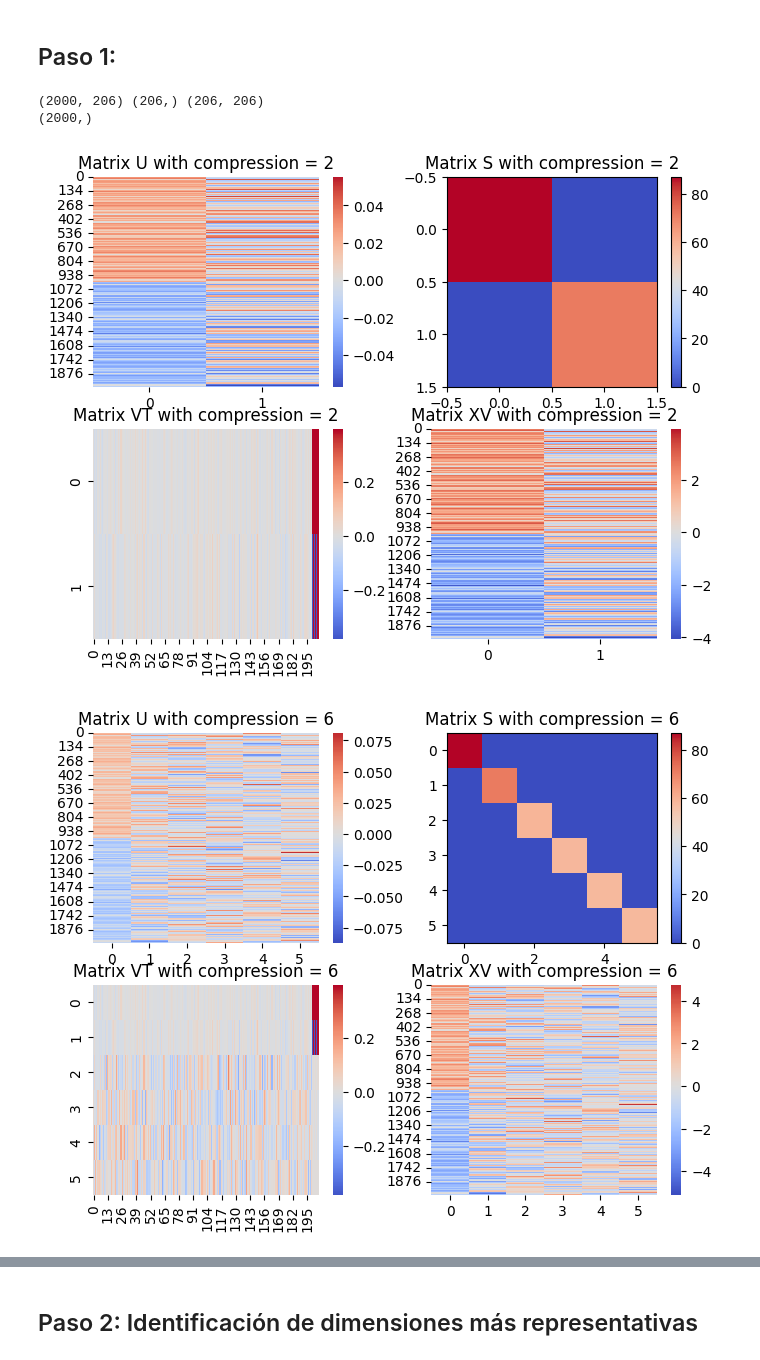
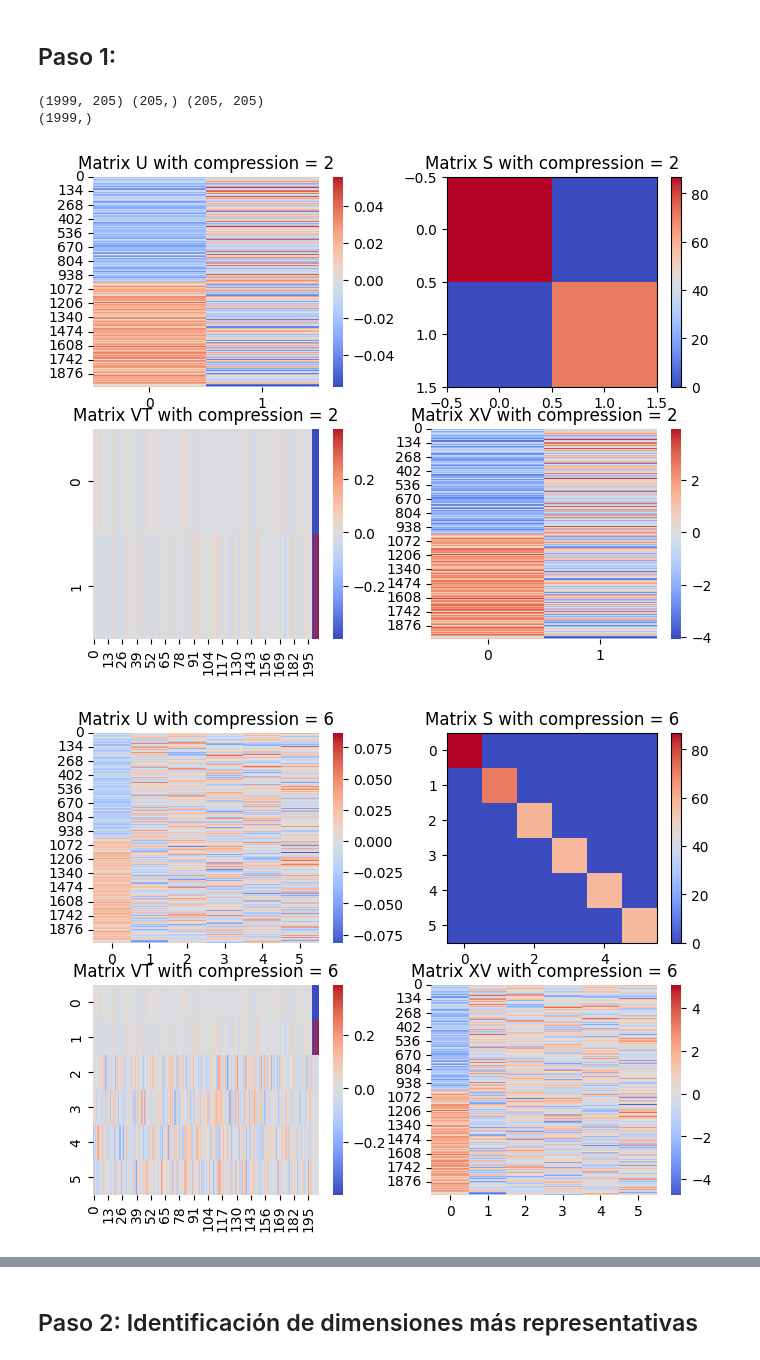
Before and after one commit to alejozeta/MNyO2, a Jupyter notebook: TP3/ejercicio1.ipynb, the cells around one changed output, grey strips where cells are left out. Cells and saved outputs as stored; diff of their text form; code cells hidden in the pictures.

Commit message:
ilocs

```diff
--- a/TP3/ejercicio1.ipynb
+++ b/TP3/ejercicio1.ipynb
@@ -13,11 +13,23 @@ def similarity_matrix(X, sigma):
     return k
 
 
-compression_values = [2, 6, 10, 206]
+compression_values = [2, 6, 10]
 j = 0
-# Cargar los datos
-X = pd.read_csv('dataset01.csv').values
-Y = np.loadtxt('y1.txt')
+# Read the CSV file into a pandas DataFrame
+df = pd.read_csv('dataset01.csv')
+
+# Remove the first row (column names)
+df = df.iloc[1:]
+
+# Remove the first column (row numbers)
+df = df.iloc[:, 1:]
+
+# Convert the remaining columns to float
+df = df.astype(float)
+
+# Convert the DataFrame to a numpy array
+X = df.values
+compression_values += [X.shape[1]]
 
 U,S,VT = np.linalg.svd(X, full_matrices=False)
 print(U.shape, S.shape, VT.shape)
@@ -32,34 +44,34 @@ for compression in compression_values:
     plt.subplot(2,2,1)
     #Heatmap of matrixU
     sns.heatmap(U_hat, cmap='coolwarm', center=0)
     plt.title('Matrix U with compression = ' + str(compression))
 
 
     #Matrix S
     S_hat = np.diag(S[:compression])
     #Plot the matrix S
     # plt.figure(figsize=(8, 6))
     plt.subplot(2,2,2)
     plt.imshow(S_hat, cmap='coolwarm')
     plt.colorbar()
     plt.title('Matrix S with compression = ' + str(compression))
 
     plt.subplot(2,2,3)
     # VT matrix
     VT_hat = VT[:compression, :]
     # Heatmap of matrix VT
     sns.heatmap(VT_hat, cmap='coolwarm', center=0)
     plt.title('Matrix VT with compression = ' + str(compression))
     # plt.show()
     plt.subplot(2,2,4)
     #Matrix XV
     XV_hat = U_hat @ S_hat
     # Heatmap of matrix XV
     sns.heatmap(XV_hat, cmap='coolwarm', center=0)
     plt.title('Matrix XV with compression = ' + str(compression))
     plt.show()
 # %% [output]
-(2000, 206) (206,) (206, 206)
-(2000,)
+(1999, 205) (205,) (205, 205)
+(1999,)
-[figure, old version]
+[figure, new version]
-[figure, old version]
+[figure, new version]
```
Also changed, not shown: parts of 1 cell of this notebook, 1 other file.
